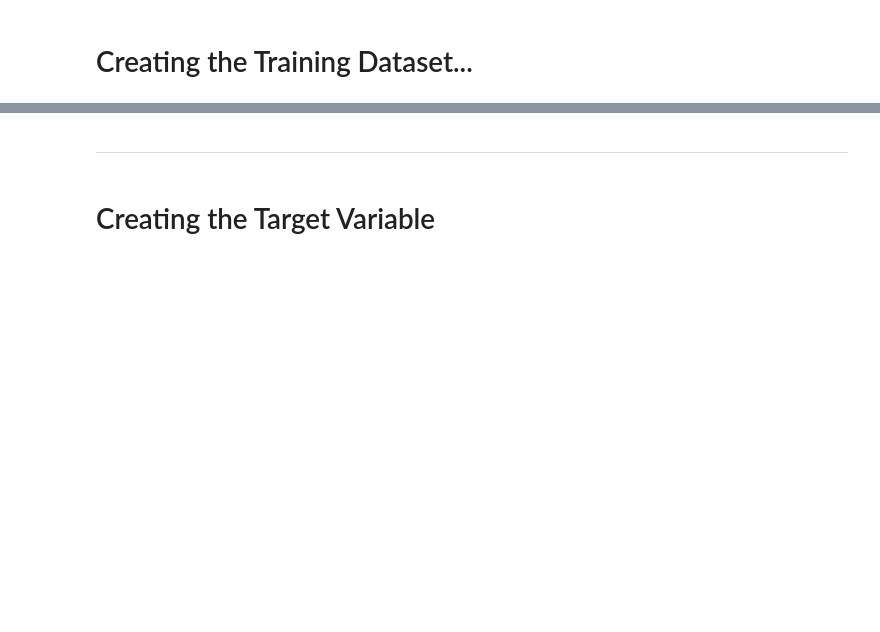
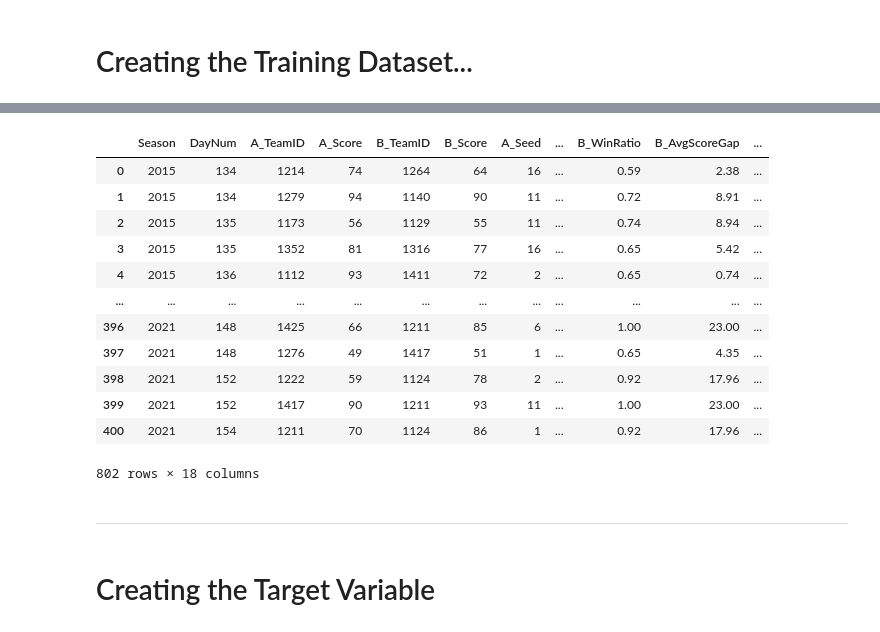
Before and after one commit to Harsh-2420/kaggle, a Jupyter notebook: March ML Mania 2022 /ncaa-gradient-boosted-trees-xgboost.ipynb, the cells around one changed output, grey strips where cells are left out. Drawn from its saved outputs; the diff is of its cells as text; code cells hidden in the pictures; blank space fills up the shorter version.

```diff
--- a/March ML Mania 2022 /ncaa-gradient-boosted-trees-xgboost.ipynb
+++ b/March ML Mania 2022 /ncaa-gradient-boosted-trees-xgboost.ipynb
@@ -500,3 +505,19 @@ Wall time: 2.27 ms
+# %%
+tournament_data
+# %% [output]
+|  | Season | DayNum | A_TeamID | A_Score | B_TeamID | B_Score | A_Seed | ... | B_WinRatio | B_AvgScoreGap | ... |
+| 0 | 2015 | 134 | 1214 | 74 | 1264 | 64 | 16 | ... | 0.59 | 2.38 | ... |
+| 1 | 2015 | 134 | 1279 | 94 | 1140 | 90 | 11 | ... | 0.72 | 8.91 | ... |
+| 2 | 2015 | 135 | 1173 | 56 | 1129 | 55 | 11 | ... | 0.74 | 8.94 | ... |
+| 3 | 2015 | 135 | 1352 | 81 | 1316 | 77 | 16 | ... | 0.65 | 5.42 | ... |
+| 4 | 2015 | 136 | 1112 | 93 | 1411 | 72 | 2 | ... | 0.65 | 0.74 | ... |
+| ... | ... | ... | ... | ... | ... | ... | ... | ... | ... | ... | ... |
+| 396 | 2021 | 148 | 1425 | 66 | 1211 | 85 | 6 | ... | 1.00 | 23.00 | ... |
+| 397 | 2021 | 148 | 1276 | 49 | 1417 | 51 | 1 | ... | 0.65 | 4.35 | ... |
+| 398 | 2021 | 152 | 1222 | 59 | 1124 | 78 | 2 | ... | 0.92 | 17.96 | ... |
+| 399 | 2021 | 152 | 1417 | 90 | 1211 | 93 | 11 | ... | 1.00 | 23.00 | ... |
+| 400 | 2021 | 154 | 1211 | 70 | 1124 | 86 | 1 | ... | 0.92 | 17.96 | ... |
+802 rows × 18 columns
 # %% [markdown]
 ---
 # %% [markdown]
```
Also changed, not shown: parts of 55 cells of this notebook, 1 other file.
